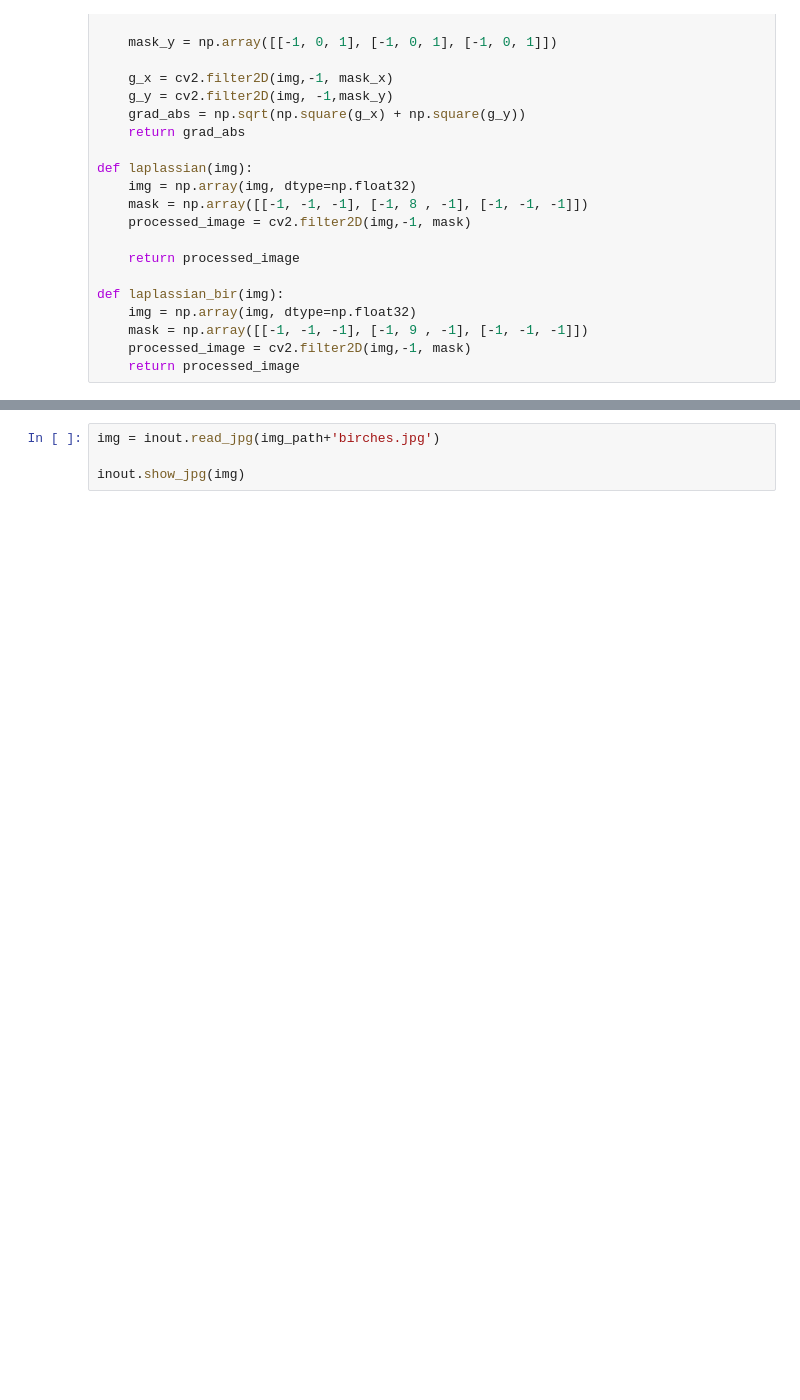
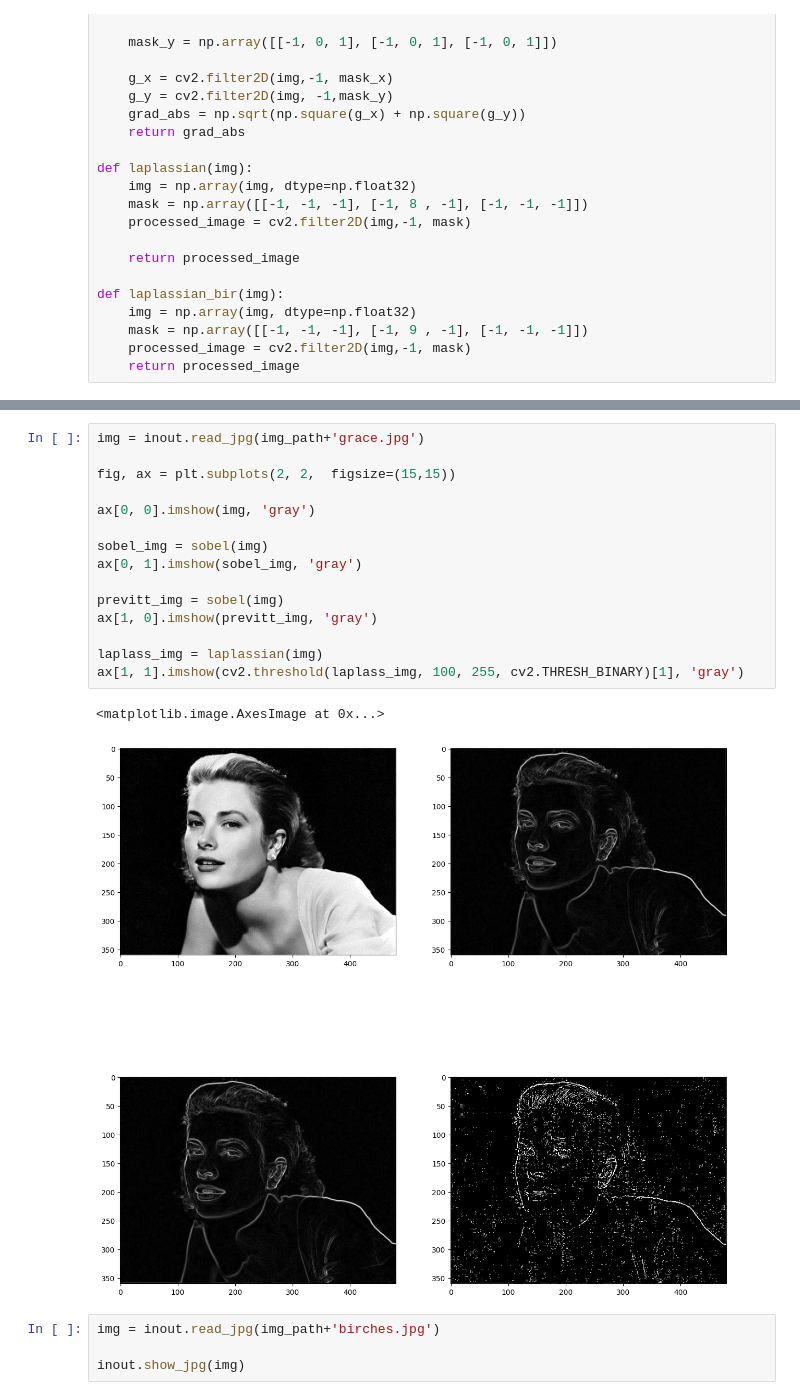
Before and after one commit to DmitryjVeselyj/Methods-for-processing-experimental-data, a Jupyter notebook: labs/2sem/12_lab.ipynb, the cells around one changed output, grey strips where cells are left out. Saved outputs shown, nothing was run; the diff lists cells and outputs as text; blank space fills up the shorter version.

```diff
--- a/labs/2sem/12_lab.ipynb
+++ b/labs/2sem/12_lab.ipynb
@@ -105,3 +105,21 @@ ax[1, 1].imshow(cv2.threshold(laplass_img, 100, 255, cv2.THRESH_BINARY)[1], 'gra
+# %%
+img = inout.read_jpg(img_path+'grace.jpg')
+
+fig, ax = plt.subplots(2, 2,  figsize=(15,15))
+
+ax[0, 0].imshow(img, 'gray')
+
+sobel_img = sobel(img)
+ax[0, 1].imshow(sobel_img, 'gray')
+
+previtt_img = sobel(img)
+ax[1, 0].imshow(previtt_img, 'gray')
+
+laplass_img = laplassian(img)
+ax[1, 1].imshow(cv2.threshold(laplass_img, 100, 255, cv2.THRESH_BINARY)[1], 'gray')
+# %% [output]
+<matplotlib.image.AxesImage at 0x...>
+[figure, added]
 # %%
 img = inout.read_jpg(img_path+'birches.jpg')
 
```
Also changed, not shown: parts of 3 cells of this notebook, 4 other files.
